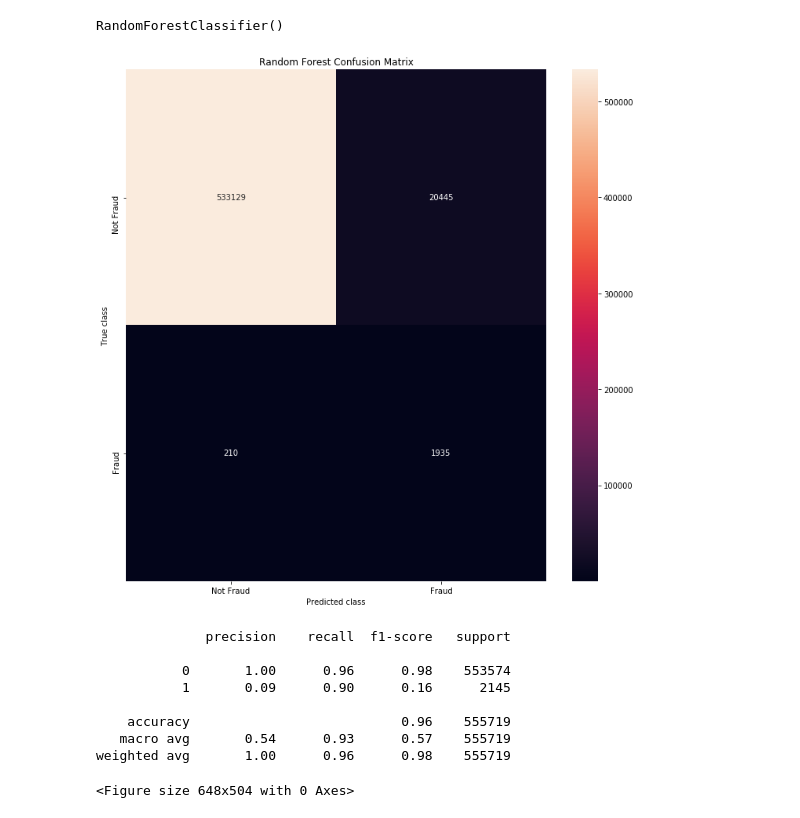
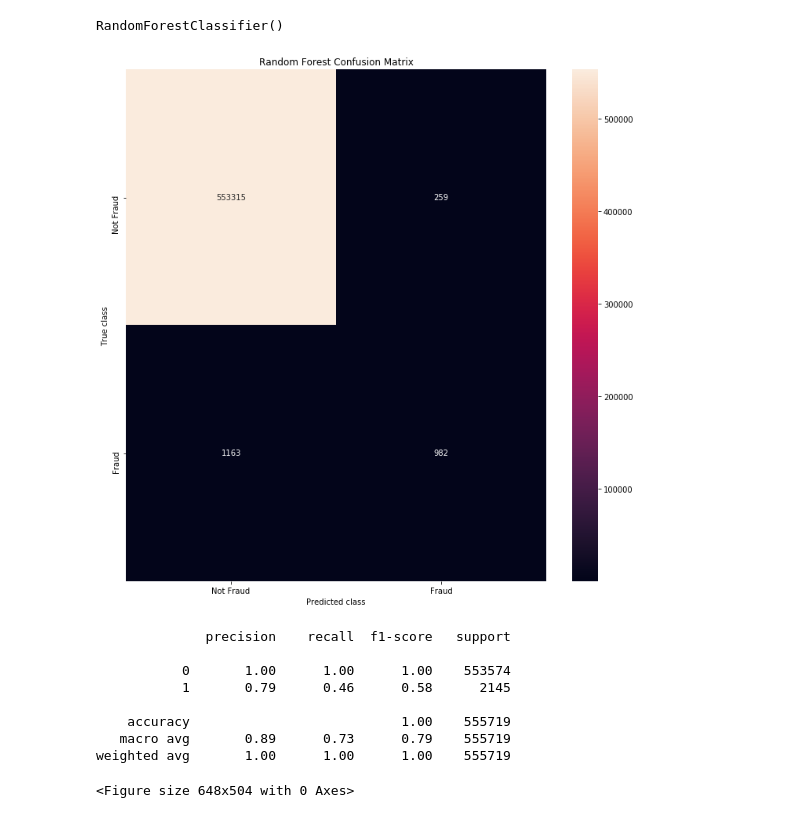
Before and after one commit to ColbyMainard/FraudDetectorCSCE676, a Jupyter notebook: Credit Card Analysis.ipynb, the cells around one changed output. Saved outputs shown, nothing was run; the diff lists cells and outputs as text; code cells hidden in the pictures.

```diff
--- a/Credit Card Analysis.ipynb
+++ b/Credit Card Analysis.ipynb
@@ -493,27 +493,27 @@ RFC.fit(comb_data_smote, fraud_truth_value_smote)
 RandomForestClassifier()
 # %%
 # Random Forest trained on smote data, tested on full test set
-y_pred = RFor.predict(comb_test)
+y_pred = RFC.predict(comb_test)
 
 LABELS = ['Not Fraud', 'Fraud']
 conf_matrix = confusion_matrix(fraud_data_label_test, y_pred)
 plt.figure(figsize=(12, 12))
 sns.heatmap(conf_matrix, xticklabels=LABELS, yticklabels=LABELS, annot=True, fmt="d");
 plt.title("Random Forest Confusion Matrix")
 plt.ylabel('True class')
 plt.xlabel('Predicted class')
 plt.show()
 plt.figure(figsize=(9, 7))
 
 print(classification_report(fraud_data_label_test, y_pred))
 # %% [output]
-[figure, old version]
+[figure, new version]
               precision    recall  f1-score   support
 
-           0       1.00      0.96      0.98    553574
-           1       0.09      0.90      0.16      2145
+           0       1.00      1.00      1.00    553574
+           1       0.79      0.46      0.58      2145
 
-    accuracy                           0.96    555719
-   macro avg       0.54      0.93      0.57    555719
-weighted avg       1.00      0.96      0.98    555719
+    accuracy                           1.00    555719
+   macro avg       0.89      0.73      0.79    555719
+weighted avg       1.00      1.00      1.00    555719
 <Figure size 648x504 with 0 Axes>
```
Also changed, not shown: parts of 1 cell of this notebook.
